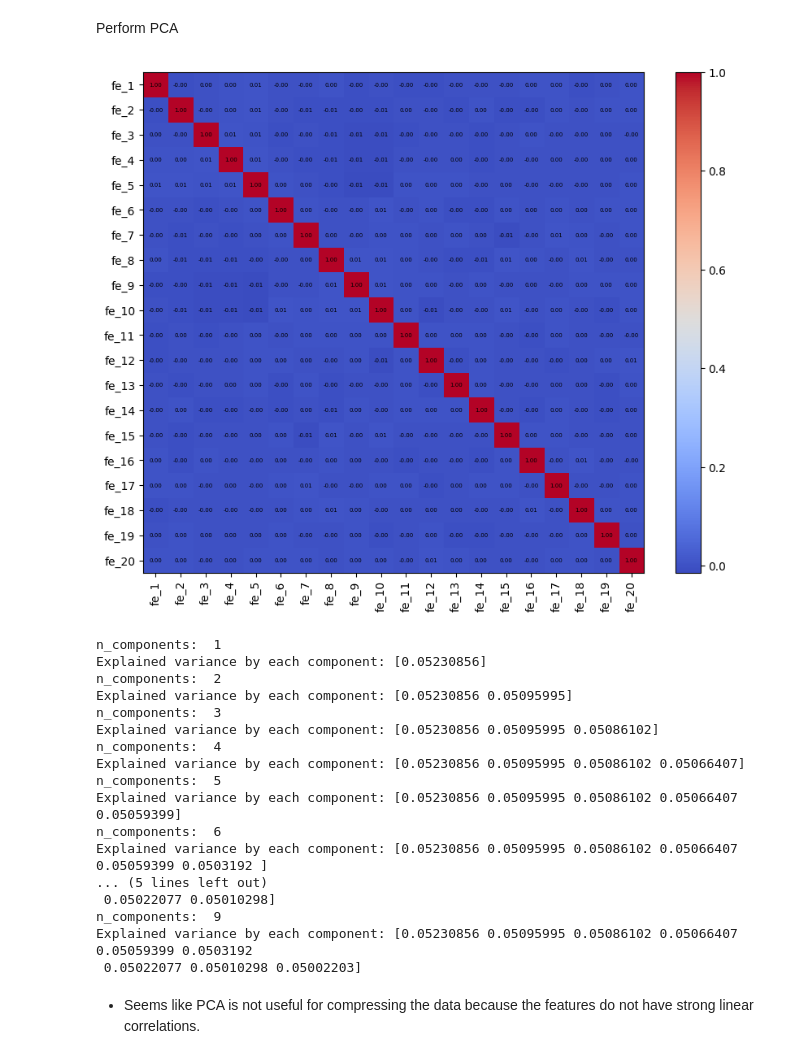
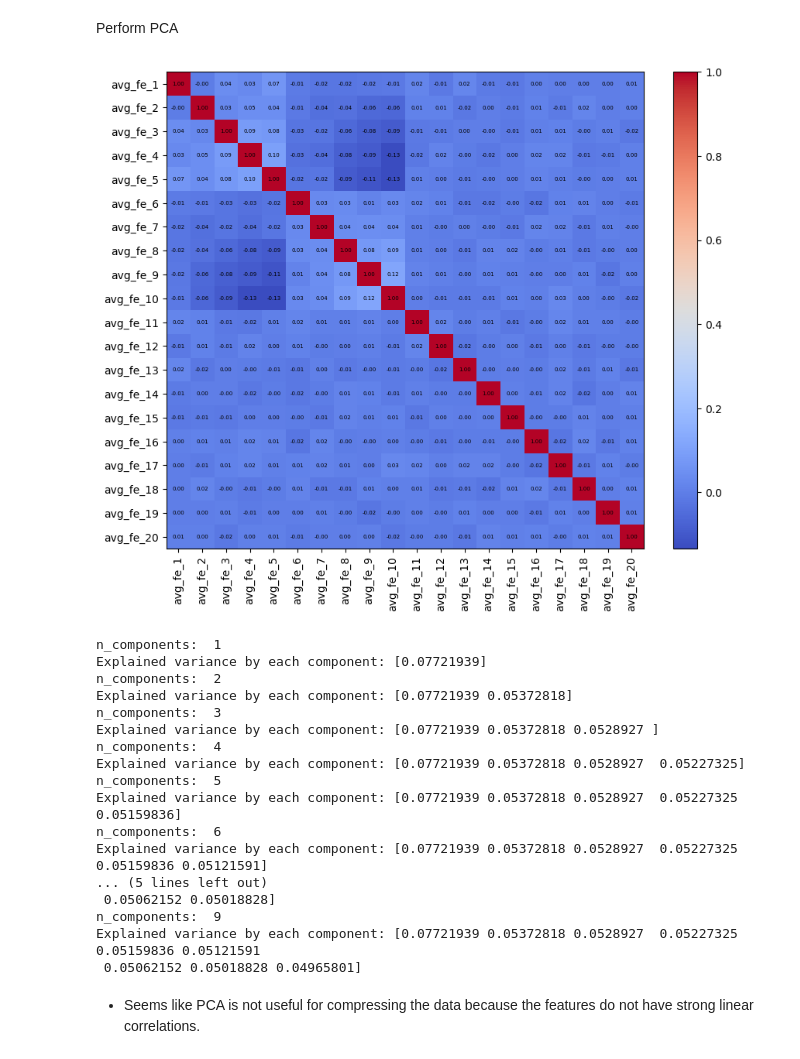
Before and after one commit to Jenpoer/creditkarma, a Jupyter notebook: eda.ipynb, the cells around one changed output. Saved outputs shown, nothing was run; the diff lists cells and outputs as text; code cells hidden in the pictures.

Commit message:
Finish gold table building on notebook

```diff
--- a/eda.ipynb
+++ b/eda.ipynb
@@ -760,20 +759,20 @@ CreditKarma Scorer takes in a customer ID and aggregates relevant attributes tie
 # %% [markdown]
 **Read silver tables**
 # %%
-def read_silver_table(table, silver_db):
+def read_silver_table(table, silver_db, spark):
     folder_path = os.path.join(silver_db, table)
     files_list = [os.path.join(folder_path, os.path.basename(f)) for f in glob.glob(os.path.join(folder_path, '*'))]
     df = spark.read.option("header", "true").parquet(*files_list)
     return df
 # %%
 # Feature store silver tables
-df_attributes = read_silver_table('attributes', silver_directory)
-df_clickstream = read_silver_table('clickstream', silver_directory)
-df_financials = read_silver_table('financials', silver_directory)
-df_loan_type = read_silver_table('loan_type', silver_directory)
+df_attributes = read_silver_table('attributes', silver_directory, spark)
+df_clickstream = read_silver_table('clickstream', silver_directory, spark)
+df_financials = read_silver_table('financials', silver_directory, spark)
+df_loan_type = read_silver_table('loan_type', silver_directory, spark)
 
 # Label store silver tables
-df_lms = read_silver_table('lms', silver_directory)
+df_lms = read_silver_table('lms', silver_directory, spark)
 # %% [markdown]
 ### Label Store
 # %% [markdown]
@@ -892,17 +878,21 @@ df_label_renamed = df_label_renamed.select("customer_id", "mob_date")
 # %%
 df_clickstream_filtered = df_clickstream.join(df_label_renamed, on="customer_id", how="inner") # filter by user IDs that have labels
 df_clickstream_filtered = df_clickstream_filtered.filter(col("snapshot_date") < col("mob_date")) # get clickstream data before the label date
+# %%
+# Aggregate for each user
+agg_exprs = [F.avg(f'fe_{i}').alias(f"avg_fe_{i}") for i in range(1, 21)]
+df_clickstream_filtered = df_clickstream_filtered.groupBy("customer_id").agg(*agg_exprs)
 # %% [markdown]
 Perform PCA
 # %%
-df_clickstream_filtered = df_clickstream_filtered.toPandas().drop(columns=['customer_id', 'snapshot_date', 'mob_date'])
+df_clickstream_filtered = df_clickstream_filtered.toPandas().drop(columns=['customer_id'])
 df_clickstream_corr = df_clickstream_filtered.corr()
 show_correlation_map(df_clickstream_corr)
 # %% [output]
-[figure, old version]
+[figure, new version]
 # %%
 # Normalize data first because PCA is sensitive to scale
-df_clickstream_filtered = StandardScaler().fit_transform(df_clickstream_filtered)
+df_clickstream_filtered = sklearn.preprocessing.StandardScaler().fit_transform(df_clickstream_filtered)
 
 # Perform PCA
 for i in range(1, 10):
@@ -914,22 +904,22 @@ for i in range(1, 10):
     print("Explained variance by each component:", pca.explained_variance_ratio_)
 # %% [output]
 n_components:  1
-Explained variance by each component: [0.05230856]
+Explained variance by each component: [0.07721939]
 n_components:  2
-Explained variance by each component: [0.05230856 0.05095995]
+Explained variance by each component: [0.07721939 0.05372818]
 n_components:  3
-Explained variance by each component: [0.05230856 0.05095995 0.05086102]
+Explained variance by each component: [0.07721939 0.05372818 0.0528927 ]
 n_components:  4
-Explained variance by each component: [0.05230856 0.05095995 0.05086102 0.05066407]
+Explained variance by each component: [0.07721939 0.05372818 0.0528927  0.05227325]
 n_components:  5
-Explained variance by each component: [0.05230856 0.05095995 0.05086102 0.05066407 0.05059399]
+Explained variance by each component: [0.07721939 0.05372818 0.0528927  0.05227325 0.05159836]
 n_components:  6
-Explained variance by each component: [0.05230856 0.05095995 0.05086102 0.05066407 0.05059399 0.0503192 ]
+Explained variance by each component: [0.07721939 0.05372818 0.0528927  0.05227325 0.05159836 0.05121591]
 ... (5 lines left out)
- 0.05022077 0.05010298]
+ 0.05062152 0.05018828]
 n_components:  9
-Explained variance by each component: [0.05230856 0.05095995 0.05086102 0.05066407 0.05059399 0.0503192
- 0.05022077 0.05010298 0.05002203]
+Explained variance by each component: [0.07721939 0.05372818 0.0528927  0.05227325 0.05159836 0.05121591
+ 0.05062152 0.05018828 0.04965801]
 # %% [markdown]
 - Seems like PCA is not useful for compressing the data because the features do not have strong linear correlations.
 # %% [markdown]
```
Also changed, not shown: parts of 20 cells of this notebook, 1 other file.
